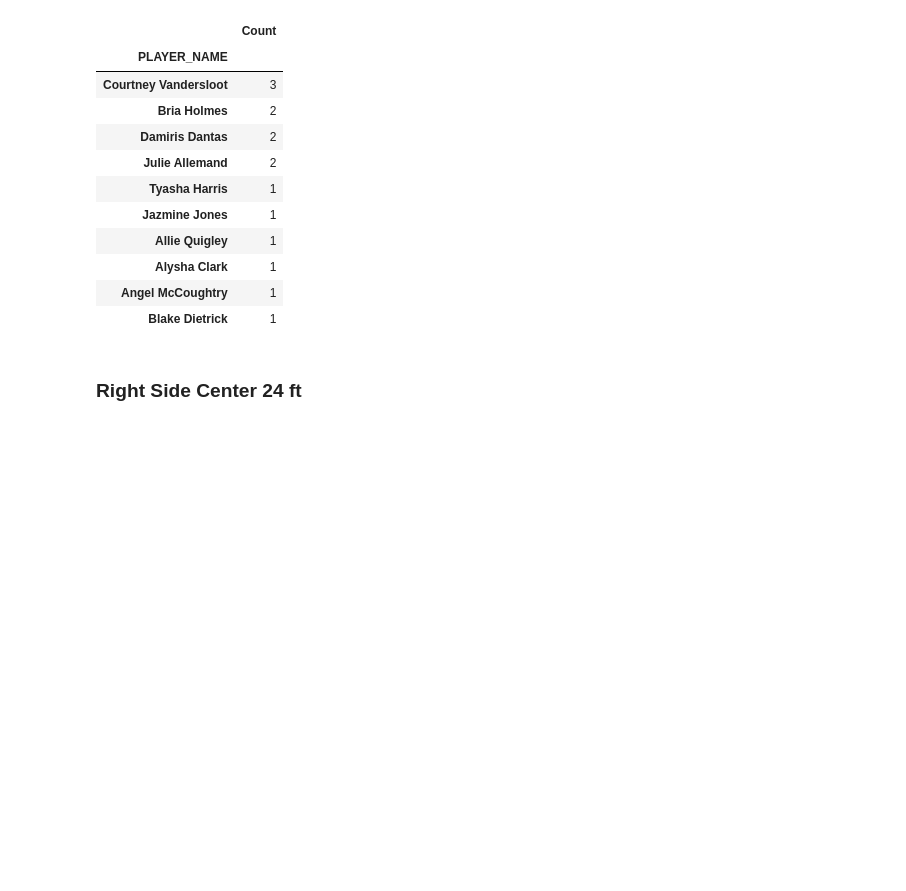
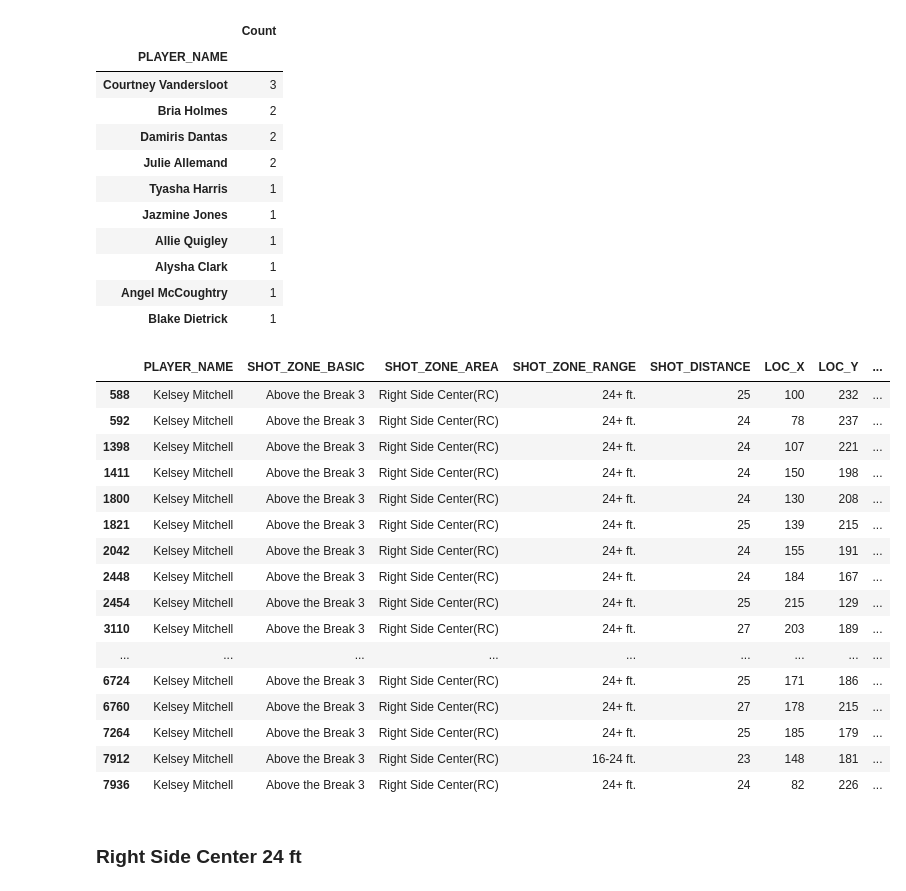
Before and after one commit to stewart-lacy/WNBA, a Jupyter notebook: WNBA_Shooting_2020.ipynb, the cells around one changed output. Cells and saved outputs as stored; diff of their text form; code cells hidden in the pictures; blank space fills up the shorter version.

```diff
--- a/WNBA_Shooting_2020.ipynb
+++ b/WNBA_Shooting_2020.ipynb
@@ -471,6 +537,27 @@ Above_The_Break_3_RC_16to24.groupby(by='PLAYER_NAME').sum()['Count'].sort_values
 | Alysha Clark | 1 |
 | Angel McCoughtry | 1 |
 | Blake Dietrick | 1 |
+# %%
+Julie_allemand_Kelsey_Mitchell_made=Above_The_Break_3_RC.loc[Above_The_Break_3_RC['PLAYER_NAME'] =='Kelsey Mitchell']
+Julie_allemand_Kelsey_Mitchell_made
+# %% [output]
+|  | PLAYER_NAME | SHOT_ZONE_BASIC | SHOT_ZONE_AREA | SHOT_ZONE_RANGE | SHOT_DISTANCE | LOC_X | LOC_Y | ... |
+| 588 | Kelsey Mitchell | Above the Break 3 | Right Side Center(RC) | 24+ ft. | 25 | 100 | 232 | ... |
+| 592 | Kelsey Mitchell | Above the Break 3 | Right Side Center(RC) | 24+ ft. | 24 | 78 | 237 | ... |
+| 1398 | Kelsey Mitchell | Above the Break 3 | Right Side Center(RC) | 24+ ft. | 24 | 107 | 221 | ... |
+| 1411 | Kelsey Mitchell | Above the Break 3 | Right Side Center(RC) | 24+ ft. | 24 | 150 | 198 | ... |
+| 1800 | Kelsey Mitchell | Above the Break 3 | Right Side Center(RC) | 24+ ft. | 24 | 130 | 208 | ... |
+| 1821 | Kelsey Mitchell | Above the Break 3 | Right Side Center(RC) | 24+ ft. | 25 | 139 | 215 | ... |
+| 2042 | Kelsey Mitchell | Above the Break 3 | Right Side Center(RC) | 24+ ft. | 24 | 155 | 191 | ... |
+| 2448 | Kelsey Mitchell | Above the Break 3 | Right Side Center(RC) | 24+ ft. | 24 | 184 | 167 | ... |
+| 2454 | Kelsey Mitchell | Above the Break 3 | Right Side Center(RC) | 24+ ft. | 25 | 215 | 129 | ... |
+| 3110 | Kelsey Mitchell | Above the Break 3 | Right Side Center(RC) | 24+ ft. | 27 | 203 | 189 | ... |
+| ... | ... | ... | ... | ... | ... | ... | ... | ... |
+| 6724 | Kelsey Mitchell | Above the Break 3 | Right Side Center(RC) | 24+ ft. | 25 | 171 | 186 | ... |
+| 6760 | Kelsey Mitchell | Above the Break 3 | Right Side Center(RC) | 24+ ft. | 27 | 178 | 215 | ... |
+| 7264 | Kelsey Mitchell | Above the Break 3 | Right Side Center(RC) | 24+ ft. | 25 | 185 | 179 | ... |
+| 7912 | Kelsey Mitchell | Above the Break 3 | Right Side Center(RC) | 16-24 ft. | 23 | 148 | 181 | ... |
+| 7936 | Kelsey Mitchell | Above the Break 3 | Right Side Center(RC) | 24+ ft. | 24 | 82 | 226 | ... |
 # %% [markdown]
 ### Right Side Center 24 ft
 # %%
```
Also changed, not shown: parts of 12 cells of this notebook.
